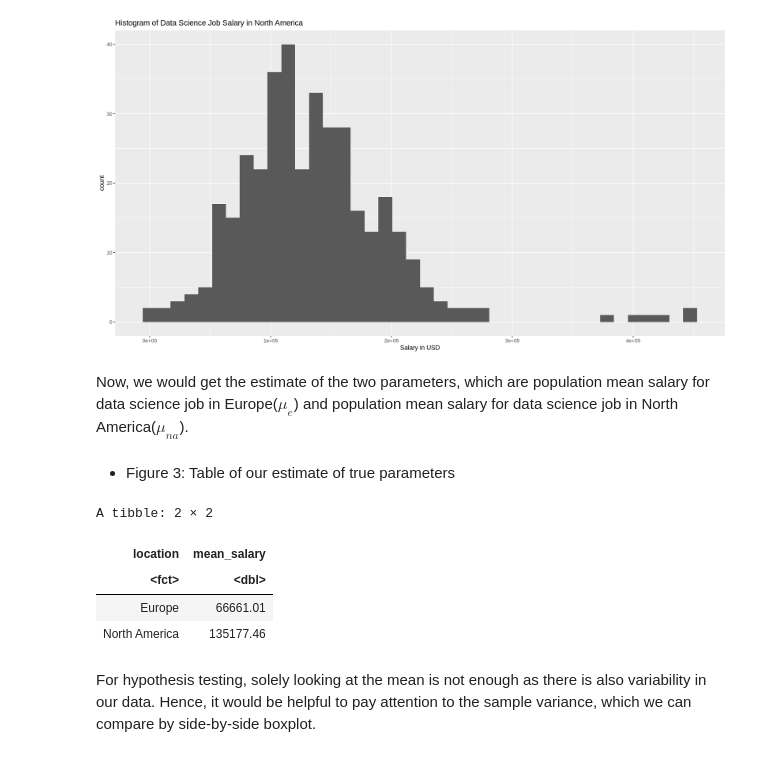
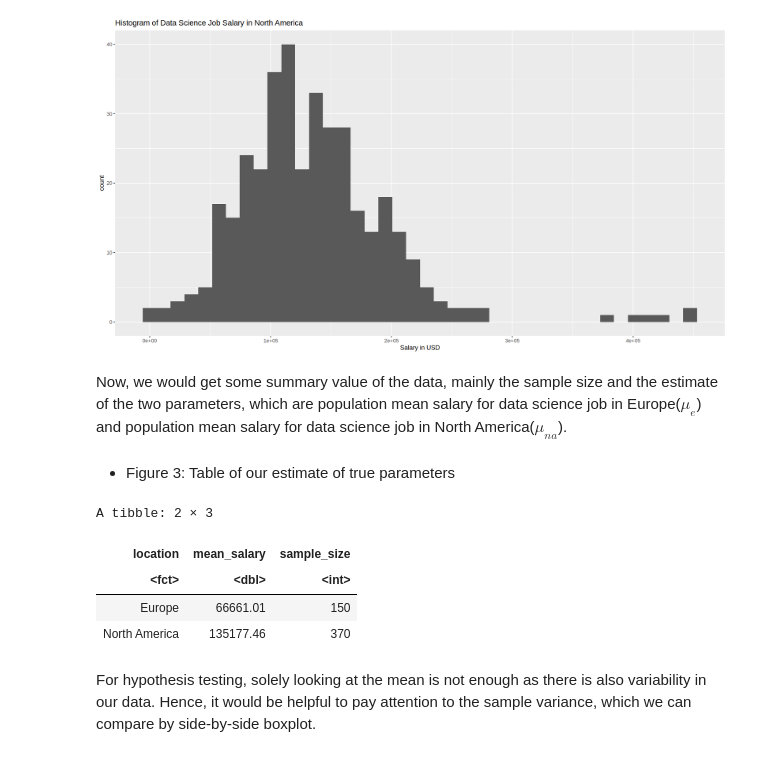
Before and after one commit to ScottCY/Hypothesis-Testing-New-York-City-Airbnb-booking-Prices, a Jupyter notebook: Proposal stat201.ipynb, the cells around one changed output. Saved outputs shown, nothing was run; the diff lists cells and outputs as text; code cells hidden in the pictures.

```diff
--- a/Proposal stat201.ipynb
+++ b/Proposal stat201.ipynb
@@ -110,20 +110,20 @@ histogram_na
 # %% [output]
 [figure]
 # %% [markdown]
-Now, we would get the estimate of the two parameters, which are population mean salary for data science job in Europe($\mu_e$) and population mean salary for data science job in North America($\mu_{na}$).
+Now, we would get some summary value of the data, mainly the sample size and the estimate of the two parameters, which are population mean salary for data science job in Europe($\mu_e$) and population mean salary for data science job in North America($\mu_{na}$).
 # %% [markdown]
 * Figure 3: Table of our estimate of true parameters
 # %%
 esti_mu_na <- ds_final %>%
     group_by(location) %>%
-    summarize(mean_salary = mean(salary_in_usd))
+    summarize(mean_salary = mean(salary_in_usd), sample_size = n())
 esti_mu_na
 # %% [output]
-A tibble: 2 × 2
+A tibble: 2 × 3
-| location | mean_salary |
-| <fct> | <dbl> |
-| Europe | 66661.01 |
-| North America | 135177.46 |
+| location | mean_salary | sample_size |
+| <fct> | <dbl> | <int> |
+| Europe | 66661.01 | 150 |
+| North America | 135177.46 | 370 |
 # %% [markdown]
 For hypothesis testing, solely looking at the mean is not enough as there is also variability in our data. Hence, it would be helpful to pay attention to the sample variance, which we can compare by side-by-side boxplot.
 # %% [markdown]
```
